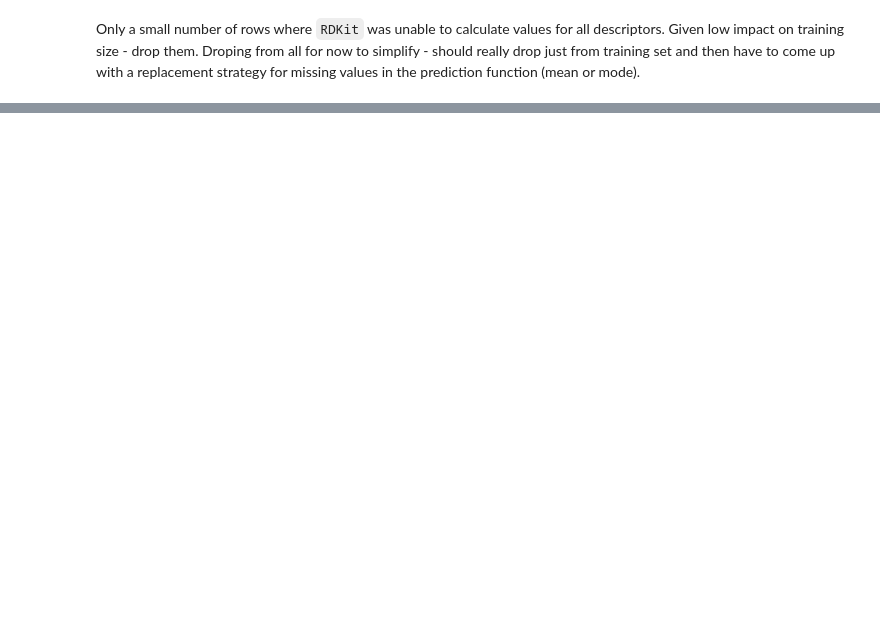
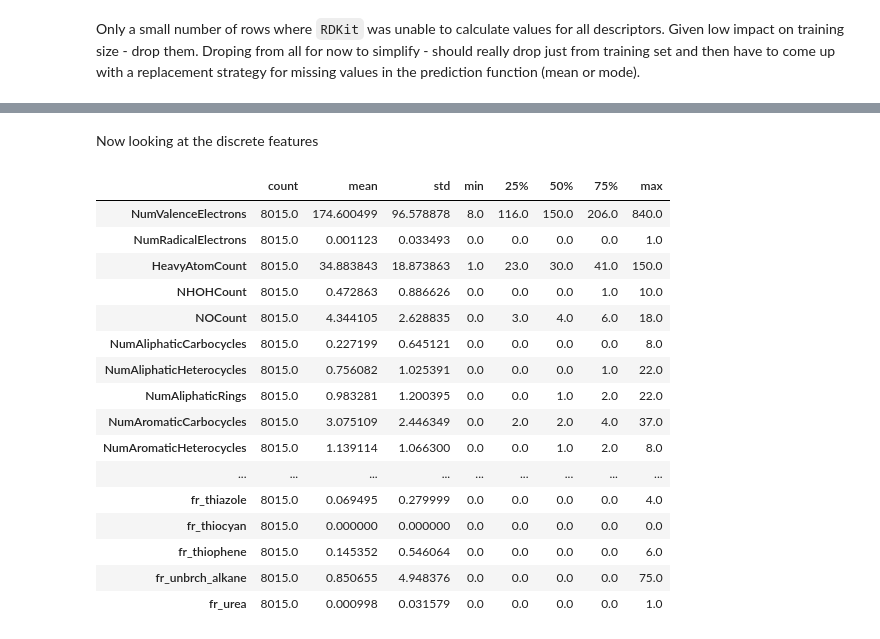
Before and after one commit to ChrisCollison/spectrum, a Jupyter notebook: example_estimators_rdkit.ipynb, the cells around one changed output, grey strips where cells are left out. Cells and saved outputs as stored; diff of their text form; code cells hidden in the pictures; blank space fills up the shorter version.

```diff
--- a/example_estimators_rdkit.ipynb
+++ b/example_estimators_rdkit.ipynb
@@ -105,0 +93,22 @@ Type of y_train: <class 'pandas.core.series.Series'>
+# %% [markdown]
+Now looking at the discrete features
+# %%
+discrete_features.describe().T
+# %% [output]
+|  | count | mean | std | min | 25% | 50% | 75% | max |
+| NumValenceElectrons | 8015.0 | 174.600499 | 96.578878 | 8.0 | 116.0 | 150.0 | 206.0 | 840.0 |
+| NumRadicalElectrons | 8015.0 | 0.001123 | 0.033493 | 0.0 | 0.0 | 0.0 | 0.0 | 1.0 |
+| HeavyAtomCount | 8015.0 | 34.883843 | 18.873863 | 1.0 | 23.0 | 30.0 | 41.0 | 150.0 |
+| NHOHCount | 8015.0 | 0.472863 | 0.886626 | 0.0 | 0.0 | 0.0 | 1.0 | 10.0 |
+| NOCount | 8015.0 | 4.344105 | 2.628835 | 0.0 | 3.0 | 4.0 | 6.0 | 18.0 |
+| NumAliphaticCarbocycles | 8015.0 | 0.227199 | 0.645121 | 0.0 | 0.0 | 0.0 | 0.0 | 8.0 |
+| NumAliphaticHeterocycles | 8015.0 | 0.756082 | 1.025391 | 0.0 | 0.0 | 0.0 | 1.0 | 22.0 |
+| NumAliphaticRings | 8015.0 | 0.983281 | 1.200395 | 0.0 | 0.0 | 1.0 | 2.0 | 22.0 |
+| NumAromaticCarbocycles | 8015.0 | 3.075109 | 2.446349 | 0.0 | 2.0 | 2.0 | 4.0 | 37.0 |
+| NumAromaticHeterocycles | 8015.0 | 1.139114 | 1.066300 | 0.0 | 0.0 | 1.0 | 2.0 | 8.0 |
+| ... | ... | ... | ... | ... | ... | ... | ... | ... |
+| fr_thiazole | 8015.0 | 0.069495 | 0.279999 | 0.0 | 0.0 | 0.0 | 0.0 | 4.0 |
+| fr_thiocyan | 8015.0 | 0.000000 | 0.000000 | 0.0 | 0.0 | 0.0 | 0.0 | 0.0 |
+| fr_thiophene | 8015.0 | 0.145352 | 0.546064 | 0.0 | 0.0 | 0.0 | 0.0 | 6.0 |
+| fr_unbrch_alkane | 8015.0 | 0.850655 | 4.948376 | 0.0 | 0.0 | 0.0 | 0.0 | 75.0 |
+| fr_urea | 8015.0 | 0.000998 | 0.031579 | 0.0 | 0.0 | 0.0 | 0.0 | 1.0 |
```
Also changed, not shown: parts of 30 cells of this notebook, 23 other files.
